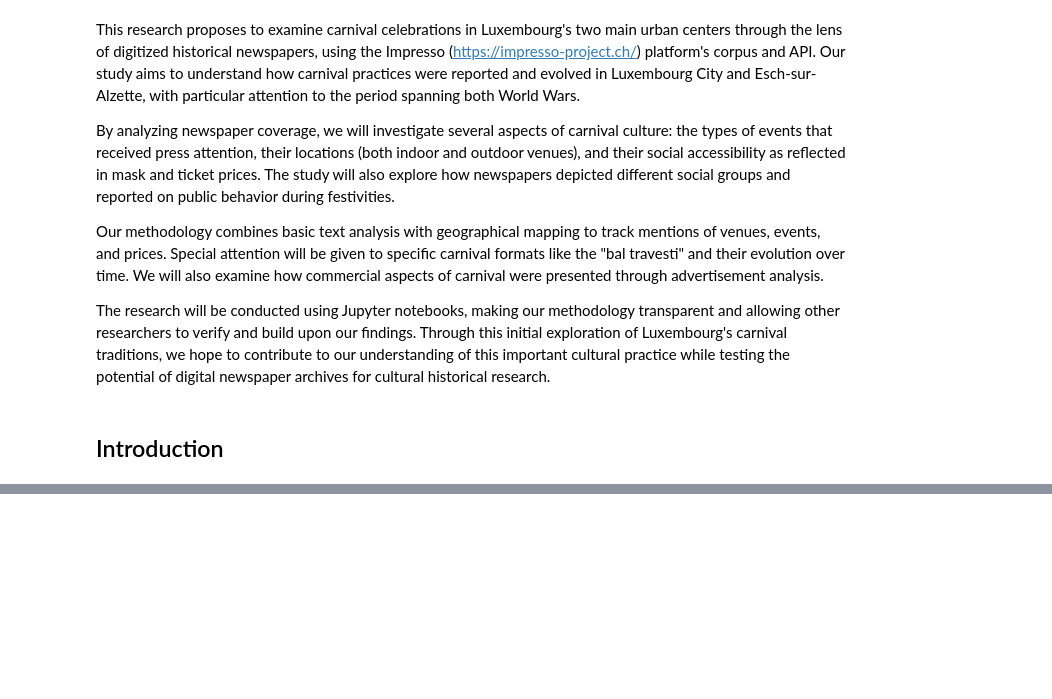
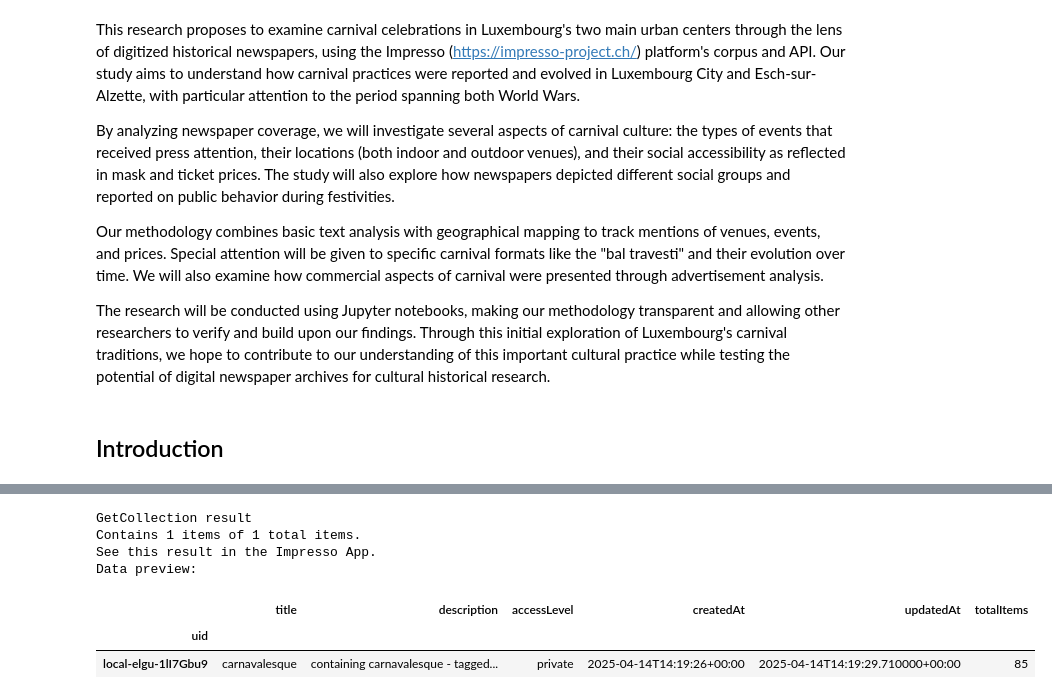
Before and after one commit to eliselavy/iftr25, a Jupyter notebook: article.ipynb, the cells around one changed output, grey strips where cells are left out. Cells and saved outputs as stored; diff of their text form; code cells hidden in the pictures; blank space fills up the shorter version.

```diff
--- a/article.ipynb
+++ b/article.ipynb
@@ -32,0 +34,13 @@ import pandas as pd
+# %%
+# Go to work on the collection carnavaleque
+# containing carnavalesque - tagged as advertisement; printed in Luxembourg
+result = impresso.collections.get("local-elgu-1lI7Gbu9")
+result
+# %% [output]
+GetCollection result
+Contains 1 items of 1 total items.
+See this result in the Impresso App.
+Data preview:
+|  | title | description | accessLevel | createdAt | updatedAt | totalItems |
+| uid |  |  |  |  |  |  |
+| local-elgu-1lI7Gbu9 | carnavalesque | containing carnavalesque - tagged... | private | 2025-04-14T14:19:26+00:00 | 2025-04-14T14:19:29.710000+00:00 | 85 |
```
Also changed, not shown: parts of 15 cells of this notebook, 3 other files.
